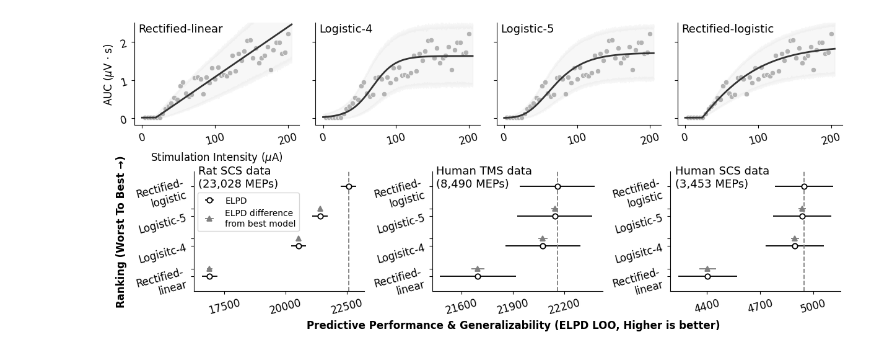
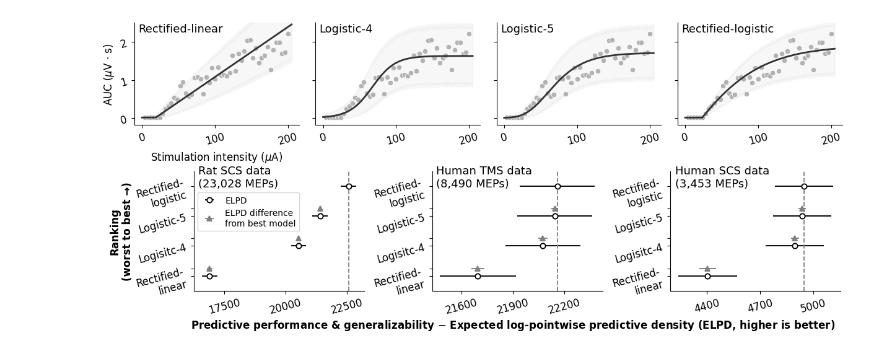
Before and after one commit to hbmep/hbmep-paper, a Jupyter notebook: notebooks/cross-validation/rats/figure.ipynb, the cells around one changed output. Saved outputs shown, nothing was run; the diff lists cells and outputs as text; code cells hidden in the pictures.

```diff
--- a/notebooks/cross-validation/rats/figure.ipynb
+++ b/notebooks/cross-validation/rats/figure.ipynb
@@ -207,7 +207,7 @@ ax.tick_params(labelleft=True, labelsize=axis_label_smaller)
 
 ax = axes[0, 0]
 ax.set_ylabel("AUC $(\mu$V $\cdot$ s)", fontsize=axis_label_size)
-ax.set_xlabel("Stimulation Intensity $(\mu$A)", fontsize=axis_label_size)
+ax.set_xlabel("Stimulation intensity $(\mu$A)", fontsize=axis_label_size)
 subfig.subplots_adjust(left=.04, right=.992, bottom=.32, top=.98, wspace=.1)
 
 subfig = subfigs.flat[1]
@@ -277,20 +277,20 @@ for i in range(3):
     # ax.set_title("Rats - SCS", loc=(0, 0), fontsize=axis_label_size)
 
 ax = axes[0, 0]
-ax.text(13300, -.5, "Ranking (Worst To Best →)", fontsize=axis_label_size, fontweight="semibold", rotation=90, va="center", ha="center")
+ax.text(13300, -.5, "Ranking\n(worst to best →)", fontsize=axis_label_size, fontweight="semibold", rotation=90, va="center", ha="center")
 
 ax = axes[0, 1]
-ax.text(21900, -1.55, "Predictive Performance & Generalizability (ELPD LOO, Higher is better)", fontsize=axis_label_size, fontweight="semibold", va="center", ha="center")
+ax.text(21900, -1.55, "Predictive performance & generalizability $-$ Expected log-pointwise predictive density (ELPD, higher is better)", fontsize=axis_label_size, fontweight="semibold", va="center", ha="center")
 
 subfig.subplots_adjust(left=.12, right=.99, bottom=.25, top=1.02, wspace=.4)
 
 fig.align_xlabels()
 fig.align_ylabels()
 
-dest = os.path.join(BUILD_DIR, "function-comparison.svg")
+dest = os.path.join(BUILD_DIR, "cross_validation.svg")
 fig.savefig(dest, dpi=600)
 
-dest = os.path.join(BUILD_DIR, "function-comparison.png")
+dest = os.path.join(BUILD_DIR, "cross_validation.png")
 fig.savefig(dest, dpi=600)
 logger.info(f"Saved to {dest}")
 # %% [output]
@@ -298 +298 @@ logger.info(f"Saved to {dest}")
-[figure, old version]
+[figure, new version]
```
Also changed, not shown: parts of 6 cells of this notebook, 3 other files.
